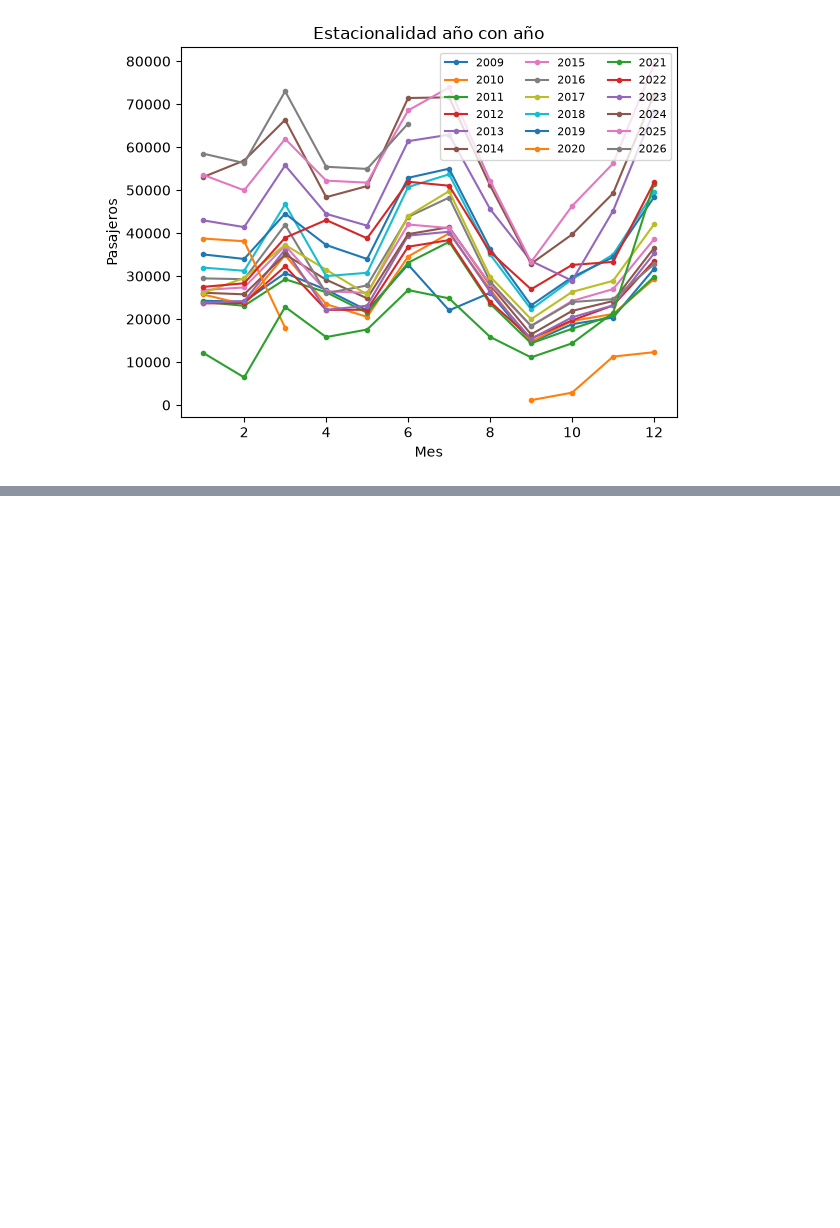
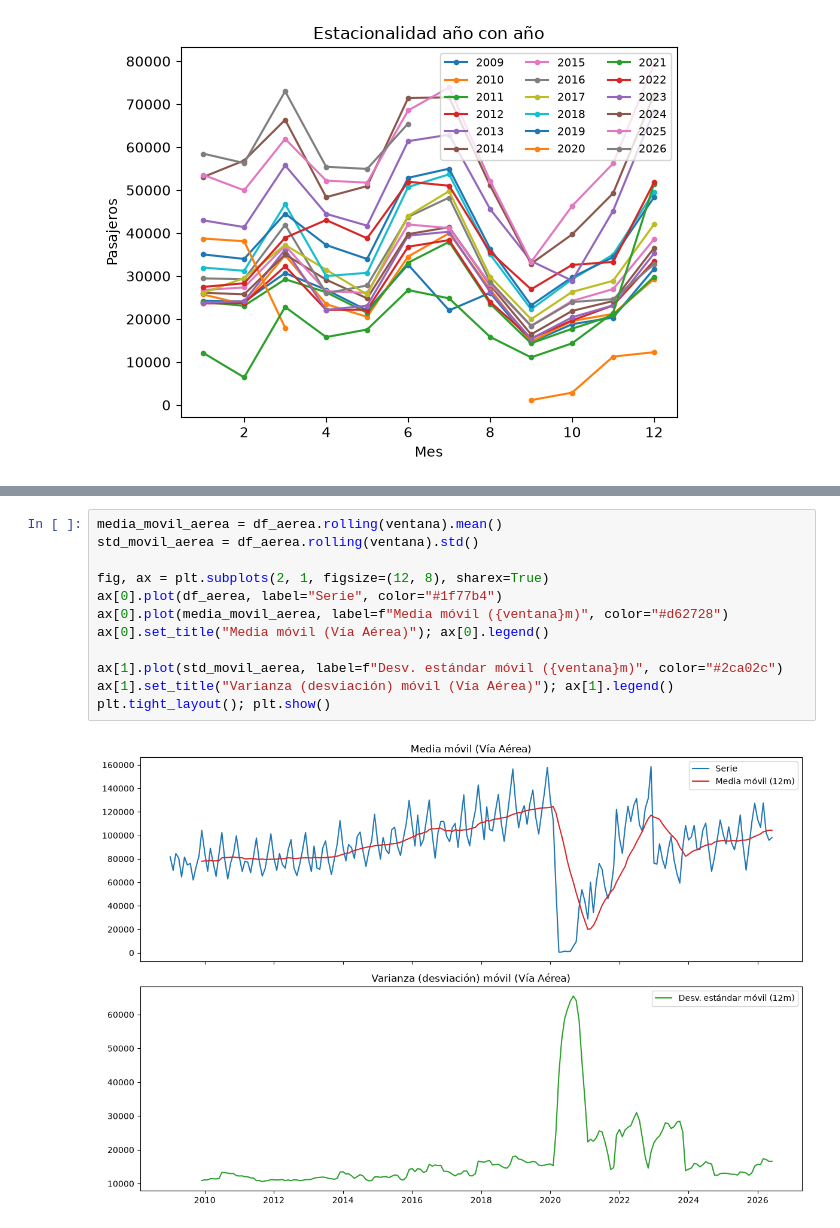
Before and after one commit to rodrigoajmac/CC3084_Laboratorio_1, a Jupyter notebook: Notebooks/02_Analysis_TimeSeries.ipynb, the cells around one changed output, grey strips where cells are left out. Drawn from its saved outputs; the diff is of its cells as text; blank space fills up the shorter version.

```diff
--- a/Notebooks/Analysis_TimeSeries.ipynb
+++ b/Notebooks/02_Analysis_TimeSeries.ipynb
@@ -337,0 +447,14 @@ Dado a que la serie parece presentar las características mencionadas anteriorme
+# %%
+media_movil_aerea = df_aerea.rolling(ventana).mean()
+std_movil_aerea = df_aerea.rolling(ventana).std()
+
+fig, ax = plt.subplots(2, 1, figsize=(12, 8), sharex=True)
+ax[0].plot(df_aerea, label="Serie", color="#1f77b4")
+ax[0].plot(media_movil_aerea, label=f"Media móvil ({ventana}m)", color="#d62728")
+ax[0].set_title("Media móvil (Vía Aérea)"); ax[0].legend()
+
+ax[1].plot(std_movil_aerea, label=f"Desv. estándar móvil ({ventana}m)", color="#2ca02c")
+ax[1].set_title("Varianza (desviación) móvil (Vía Aérea)"); ax[1].legend()
+plt.tight_layout(); plt.show()
+# %% [output]
+[figure, added]
```
Also changed, not shown: parts of 30 cells of this notebook.
